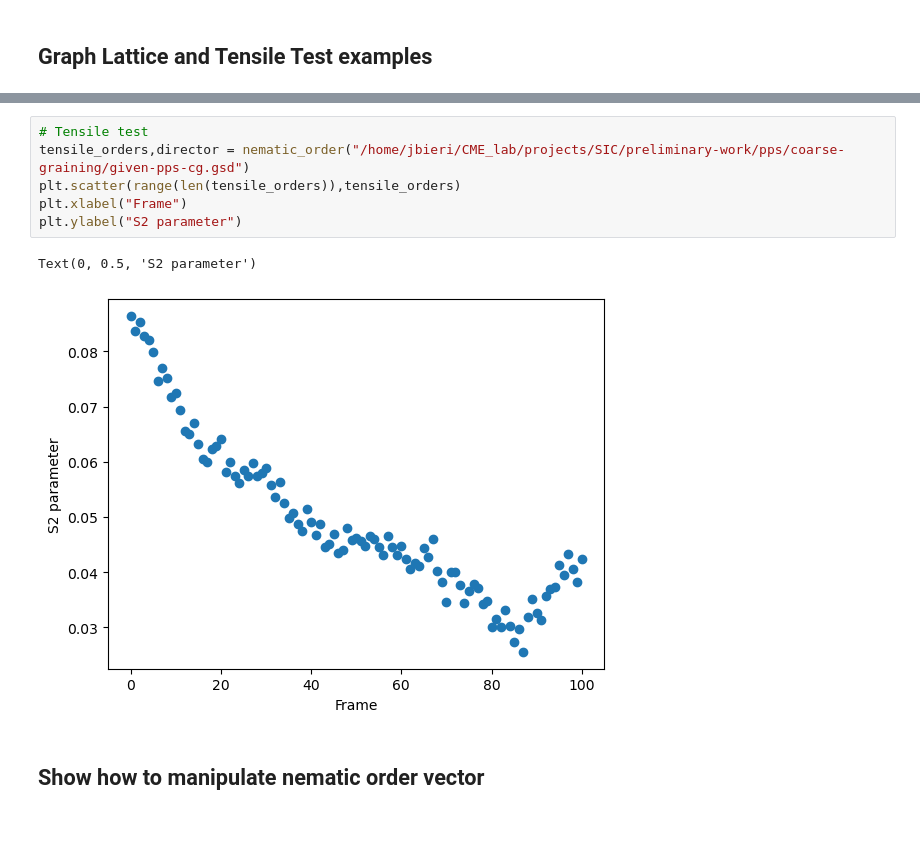
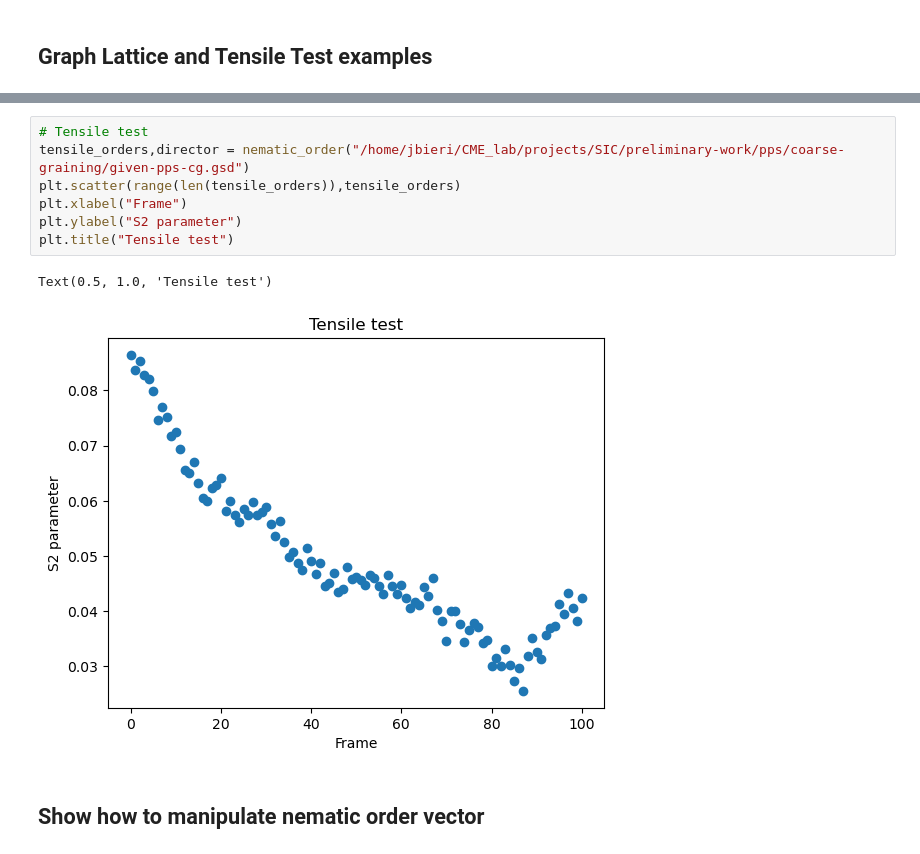
Before and after one commit to cmelab/SIC, a Jupyter notebook: preliminary-work/nematic_order_test.ipynb, the cells around one changed output, grey strips where cells are left out. Saved outputs shown, nothing was run; the diff lists cells and outputs as text; blank space fills up the shorter version.

```diff
--- a/preliminary-work/nematic_order_test.ipynb
+++ b/preliminary-work/nematic_order_test.ipynb
@@ -16,12 +17,13 @@ Text(0, 0.5, 'S2 parameter')
 # %%
 # Tensile test
 tensile_orders,director = nematic_order("/home/jbieri/CME_lab/projects/SIC/preliminary-work/pps/coarse-graining/given-pps-cg.gsd")
 plt.scatter(range(len(tensile_orders)),tensile_orders)
 plt.xlabel("Frame")
 plt.ylabel("S2 parameter")
+plt.title("Tensile test")
 # %% [output]
-Text(0, 0.5, 'S2 parameter')
+Text(0.5, 1.0, 'Tensile test')
-[figure, old version]
+[figure, new version]
 # %% [markdown]
 ## Show how to manipulate nematic order vector
 # %% [markdown]
```
Also changed, not shown: parts of 9 cells of this notebook, 1 other file.
